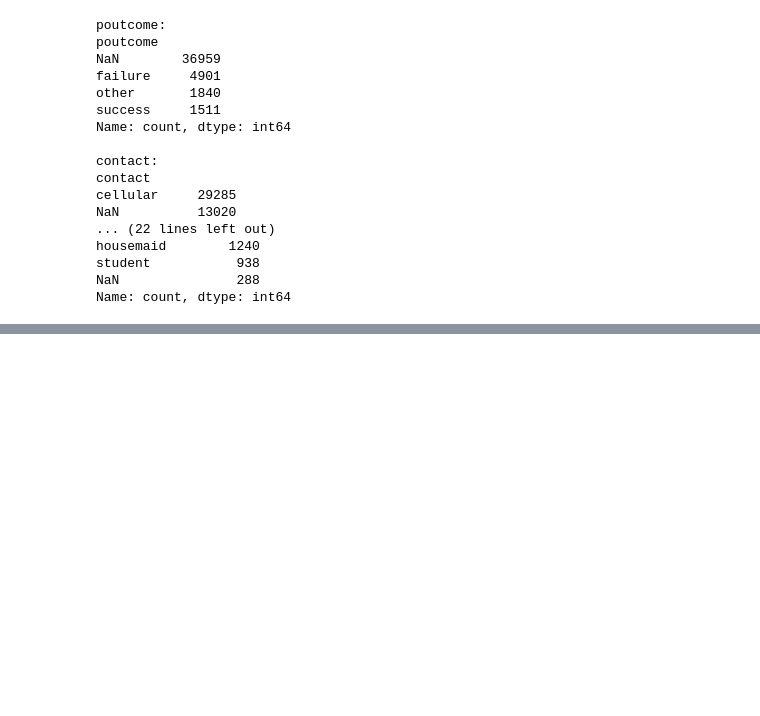
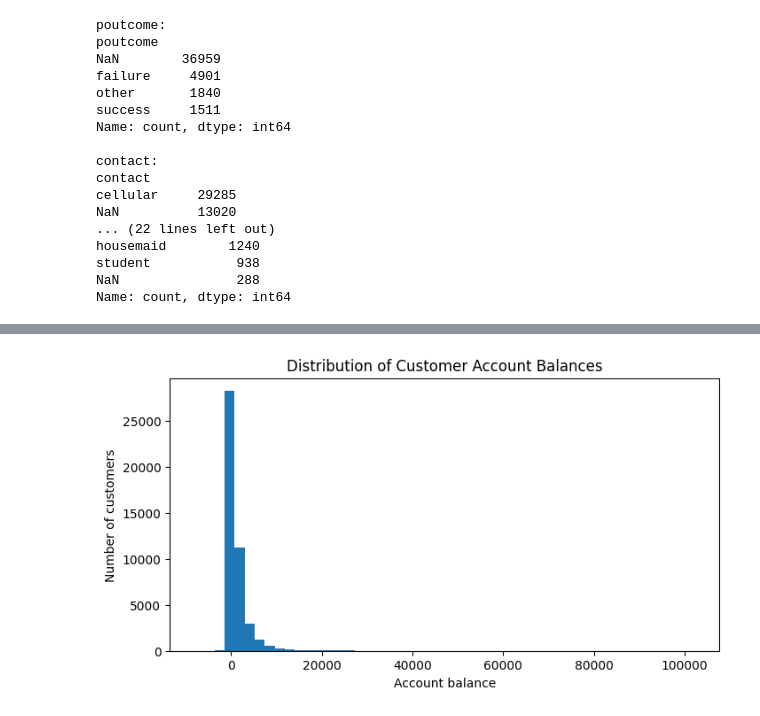
Before and after one commit to soumaya-lamrhari/customer-conversion-prediction, a Jupyter notebook: notebooks/1_data_exploration.ipynb, the cells around one changed output, grey strips where cells are left out. Drawn from its saved outputs; the diff is of its cells as text; code cells hidden in the pictures; blank space fills up the shorter version.

```diff
--- a/notebooks/1_data_exploration.ipynb
+++ b/notebooks/1_data_exploration.ipynb
@@ -121,0 +238,12 @@ Name: count, dtype: int64
+# %%
+import matplotlib.pyplot as plt
+
+# Visualize account balances to understand their distribution and extreme values
+plt.figure(figsize=(8, 4))
+plt.hist(X["balance"], bins=50)
+plt.xlabel("Account balance")
+plt.ylabel("Number of customers")
+plt.title("Distribution of Customer Account Balances")
+plt.show()
+# %% [output]
+[figure, added]
```
Also changed, not shown: parts of 61 cells of this notebook.
